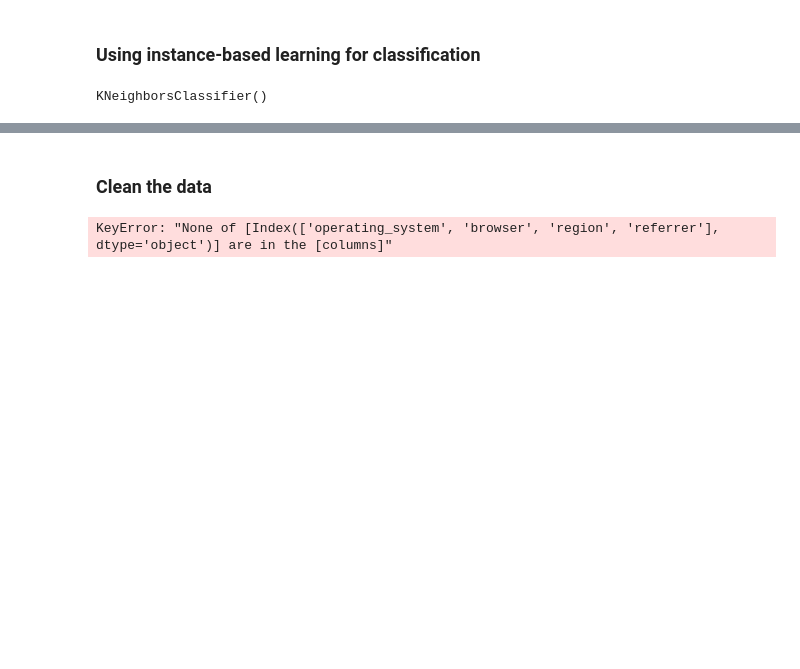
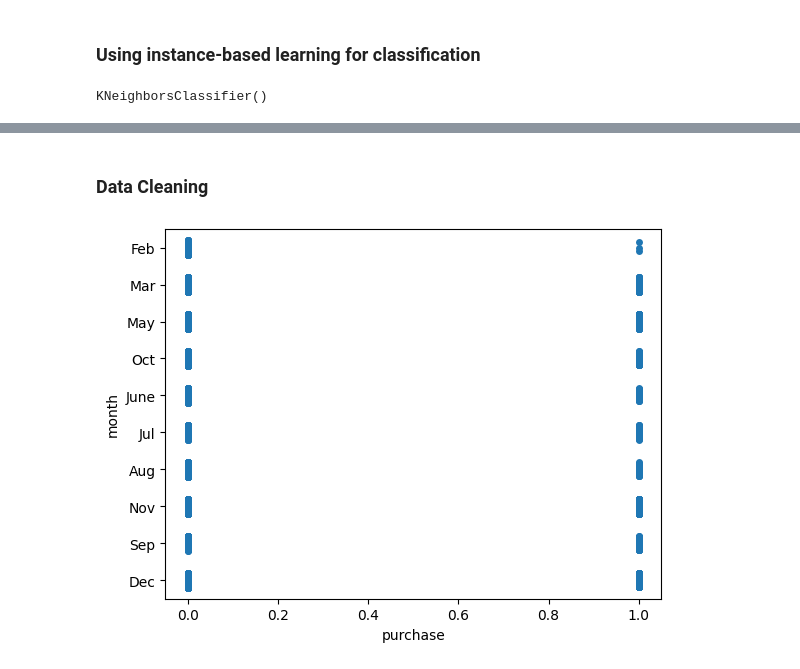
Before and after one commit to yuwei-jpg/CourseSera_Practice, a Jupyter notebook: ai1.ipynb, the cells around one changed output, grey strips where cells are left out. Saved outputs shown, nothing was run; the diff lists cells and outputs as text; code cells hidden in the pictures; blank space fills up the shorter version.

```diff
--- a/ai1.ipynb
+++ b/ai1.ipynb
@@ -166,23 +171,28 @@ The rabel is False
-# %% [markdown]
-### Clean the data
+# %% [markdown]
+### Data Cleaning
 # %%
+# read the dataset_shopping.csv.
+df = pd.read_csv( "../dataset_shopping.csv")
+
 features0=["admin_num_pages", "admin_duration","info_num_pages","info_duration","prod_num_pages","prod_duration",
             "bounce_rate","exit_rate","special_day","month","page_value","visitor","weekend","operating system", "browser", "region", "reffer"]
 
 
 numeric_features = ["admin_num_pages", "admin_duration", "info_num_pages", "info_duration",
                     "prod_num_pages", "prod_duration", "bounce_rate", "exit_rate",
-                    "special_day", "page_value"]
+                    "special_day", "page_value","operating_system", "browser", "region", "referrer"]
 
 nominal_features = ["month","visitor"]
 
 df["weekend"] = df["weekend"].astype(int)
 
-# using one-hot encoding
-df = pd.get_dummies(df, columns=["operating_system", "browser", "region", "referrer"], drop_first=True)
+# # using one-hot encoding
+# df = pd.get_dummies(df, columns=["operating_system", "browser", "region", "referrer"], drop_first=True)
 
 # scaler = StandardScaler()
 # df[numeric_features] = scaler.fit_transform(df[numeric_features])
-# %% [output]
-KeyError: "None of [Index(['operating_system', 'browser', 'region', 'referrer'], dtype='object')] are in the [columns]"
+# %%
+plot = stripplot(x="purchase", y="month", data=df, jitter=0.2)
+# %% [output]
+[figure, added]
 # %%
```
Also changed, not shown: parts of 14 cells of this notebook.
